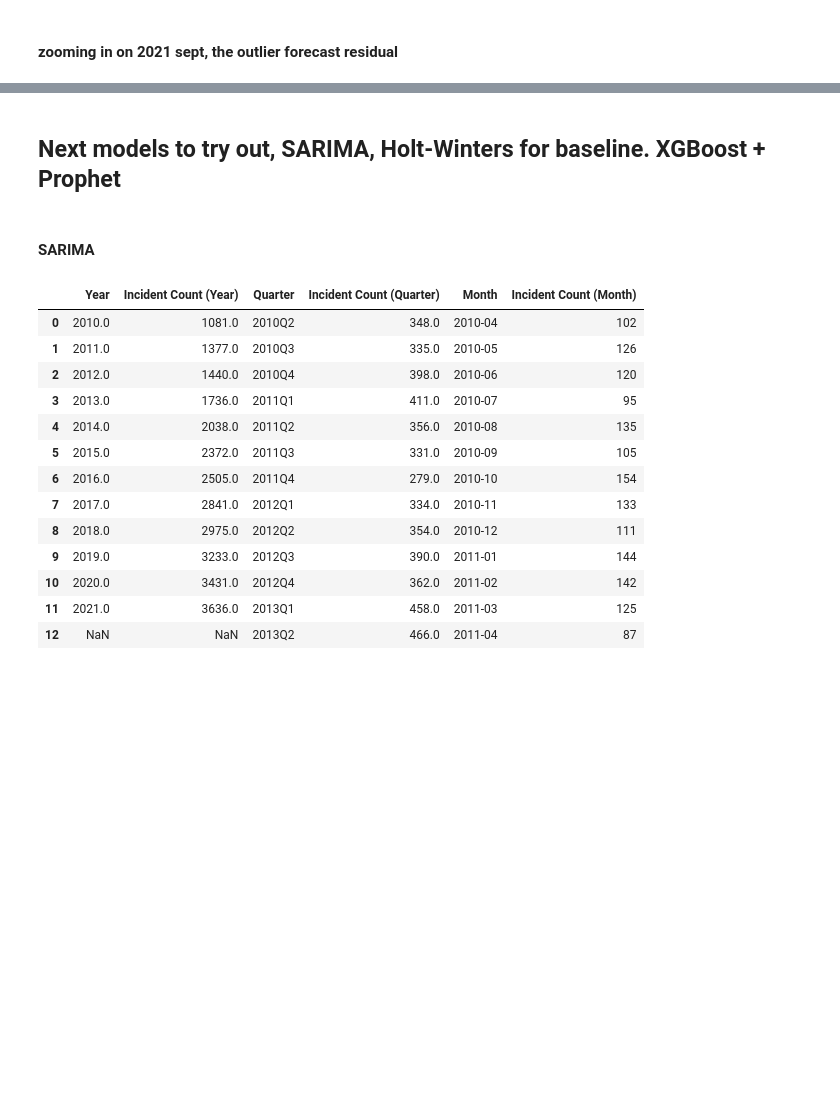
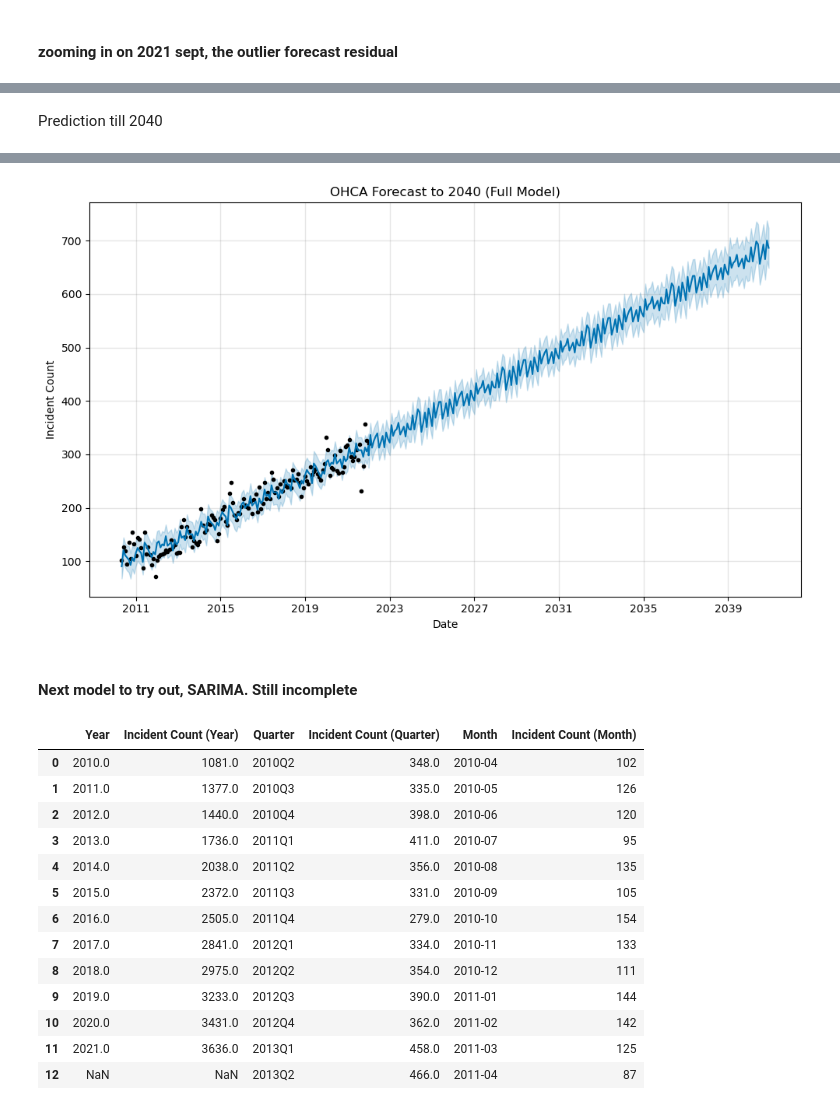
Before and after one commit to axellee1994/AED-OHCA, a Jupyter notebook: src/rq1/rq1_forecasting.ipynb, the cells around one changed output, grey strips where cells are left out. Drawn from its saved outputs; the diff is of its cells as text; code cells hidden in the pictures; blank space fills up the shorter version.

```diff
--- a/src/rq1/rq1_forecasting.ipynb
+++ b/src/rq1/rq1_forecasting.ipynb
@@ -385 +359,23 @@ plt.show()
 [figure]
+# %% [markdown]
+Prediction till 2040
+# %%
+full_df = month_count.copy()
+model_full = Prophet()
+model_full.fit(full_df)
+
+years_to_forecast = 2040 - 2021
+months_to_forecast = years_to_forecast * 12
+
+future_df = model_full.make_future_dataframe(periods = months_to_forecast, freq = "MS") # MS: Month start
+# predict future
+forecast_full = model_full.predict(future_df)
+
+# plot
+fig = model_full.plot(forecast_full)
+plt.title("OHCA Forecast to 2040 (Full Model)")
+plt.xlabel("Date")
+plt.ylabel("Incident Count")
+plt.tight_layout()
+plt.show()
+# %% [output]
@@ -386,7 +384,6 @@ plt.show()
+[figure, added]
 # %% [markdown]
-## Next models to try out, SARIMA, Holt-Winters for baseline. XGBoost + Prophet
+#### Next model to try out, SARIMA. Still incomplete
-# %% [markdown]
-#### SARIMA
 # %%
 from statsmodels.tsa.statespace.sarimax import SARIMAX
 from statsmodels.tsa.stattools import adfuller, kpss
```
Also changed, not shown: parts of 6 cells of this notebook, 2 other files.
